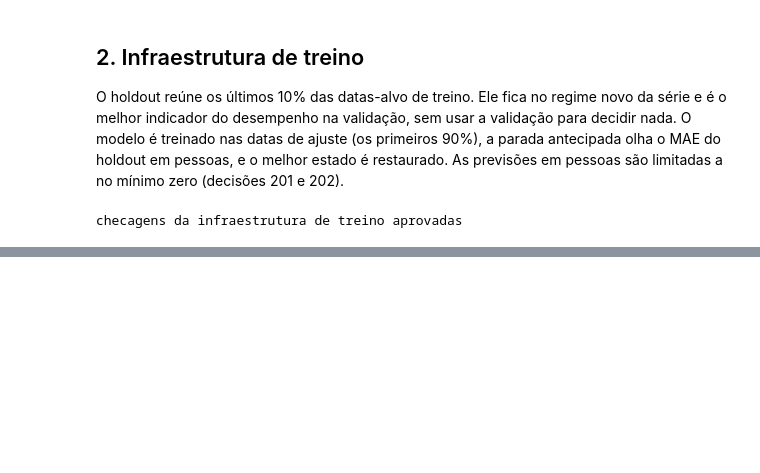
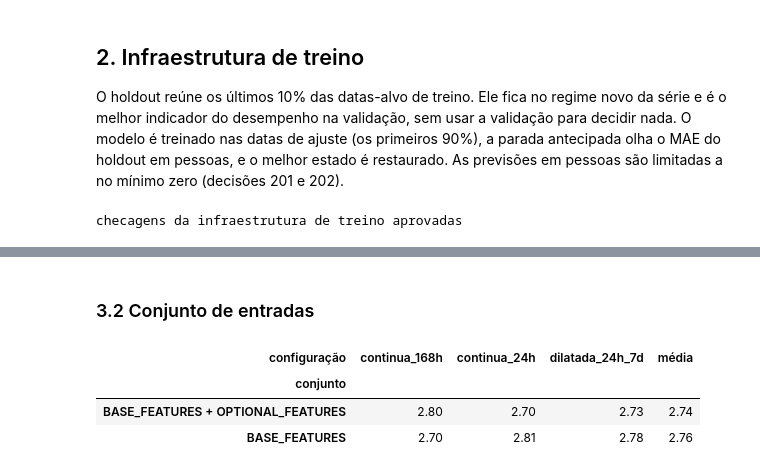
Before and after one commit to GabrielcMiranda/gym-crowndedness-forecasting, a Jupyter notebook: notebooks/03_experimentos_lstm.ipynb, the cells around one changed output, grey strips where cells are left out. Drawn from its saved outputs; the diff is of its cells as text; code cells hidden in the pictures; blank space fills up the shorter version.

```diff
--- a/notebooks/03_experimentos_lstm.ipynb
+++ b/notebooks/03_experimentos_lstm.ipynb
@@ -1117,0 +1220,16 @@ checagens da infraestrutura de treino aprovadas
+# %% [markdown]
+### 3.2 Conjunto de entradas
+# %%
+feature_sets = {"BASE_FEATURES": BASE_FEATURES, "BASE_FEATURES + OPTIONAL_FEATURES": BASE_FEATURES + OPTIONAL_FEATURES}
+feature_results = pd.concat(
+    [run_experiments([BEST_HYPERPARAMETERS], SEARCH_SEEDS, feature_names).assign(conjunto=set_name) for set_name, feature_names in feature_sets.items()],
+    ignore_index=True,
+)
+feature_table = feature_results.pivot_table(index="conjunto", columns="configuração", values="MAE_holdout", aggfunc="mean")
+feature_table["média"] = feature_table.mean(axis=1)
+feature_table.sort_values("média")
+# %% [output]
+| configuração | continua_168h | continua_24h | dilatada_24h_7d | média |
+| conjunto |  |  |  |  |
+| BASE_FEATURES + OPTIONAL_FEATURES | 2.80 | 2.70 | 2.73 | 2.74 |
+| BASE_FEATURES | 2.70 | 2.81 | 2.78 | 2.76 |
```
Also changed, not shown: parts of 15 cells of this notebook.
